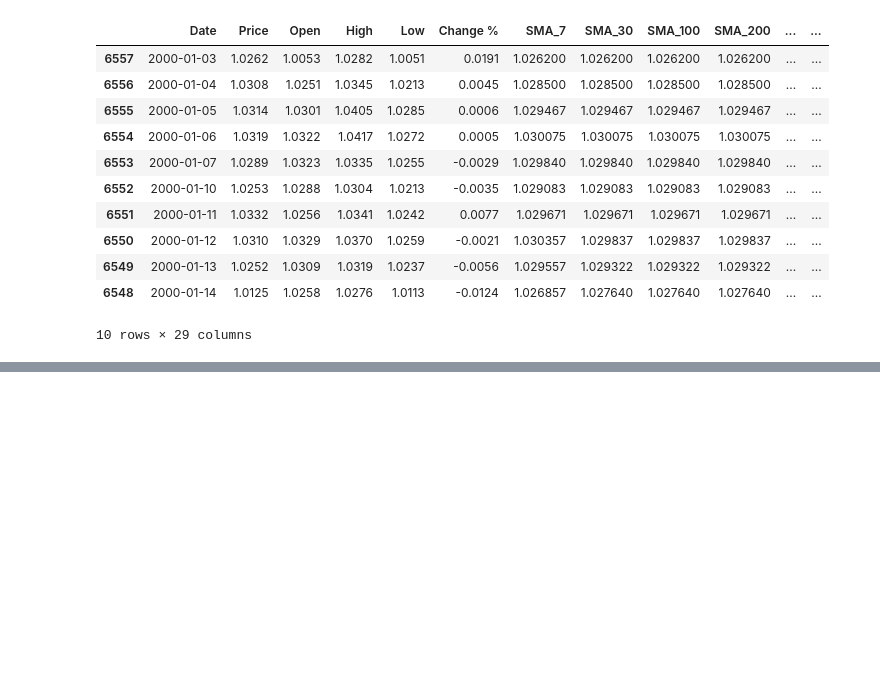
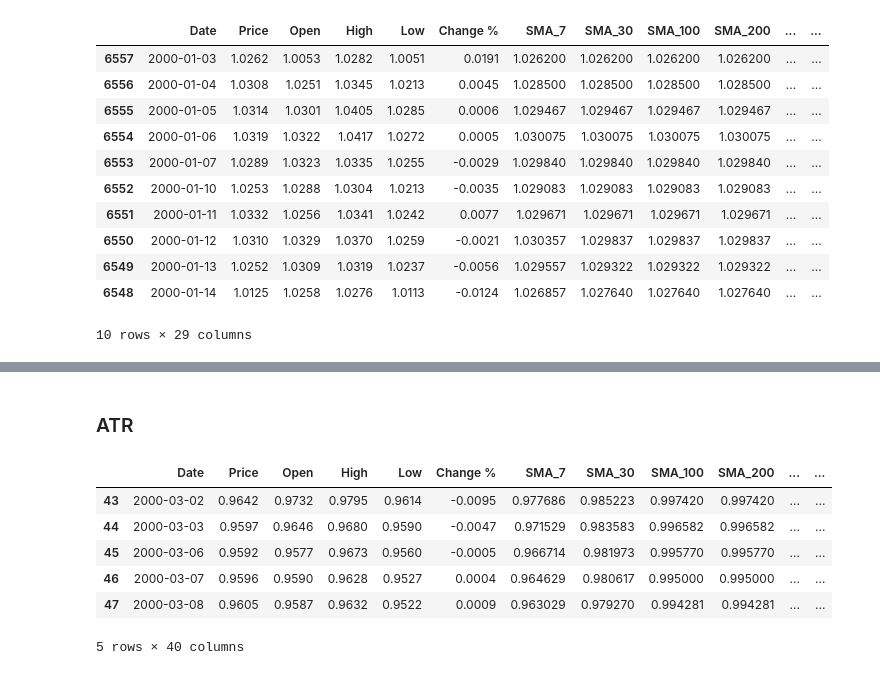
Before and after one commit to Saifansari-ai/eurousd_price_predictor, a Jupyter notebook: data_analysis.ipynb, the cells around one changed output, grey strips where cells are left out. Drawn from its saved outputs; the diff is of its cells as text; code cells hidden in the pictures; blank space fills up the shorter version.

```diff
--- a/data_analysis.ipynb
+++ b/data_analysis.ipynb
@@ -447,0 +495,29 @@ df.head(10)
+# %% [markdown]
+### ATR
+# %%
+
+# ATR Calculation
+df['High-Low'] = df['High'] - df['Low']
+df['High-Close'] = abs(df['High'] - df['Price'].shift(1))
+df['Low-Close'] = abs(df['Low'] - df['Price'].shift(1))
+
+# True Range (TR) is the max of the above three
+df['TR'] = df[['High-Low', 'High-Close', 'Low-Close']].max(axis=1)
+
+# ATR (14-day moving average of TR)
+df['ATR_14'] = df['TR'].rolling(window=14).mean()
+
+# Drop NaN values (first 14 rows will be NaN due to rolling window)
+df = df.dropna()
+
+# Save the updated dataset
+df.to_csv("EUR_USD_price_2000_2025.csv", index=False)
+df.head()
+# %% [output]
+|  | Date | Price | Open | High | Low | Change % | SMA_7 | SMA_30 | SMA_100 | SMA_200 | ... | ... |
+| 43 | 2000-03-02 | 0.9642 | 0.9732 | 0.9795 | 0.9614 | -0.0095 | 0.977686 | 0.985223 | 0.997420 | 0.997420 | ... | ... |
+| 44 | 2000-03-03 | 0.9597 | 0.9646 | 0.9680 | 0.9590 | -0.0047 | 0.971529 | 0.983583 | 0.996582 | 0.996582 | ... | ... |
+| 45 | 2000-03-06 | 0.9592 | 0.9577 | 0.9673 | 0.9560 | -0.0005 | 0.966714 | 0.981973 | 0.995770 | 0.995770 | ... | ... |
+| 46 | 2000-03-07 | 0.9596 | 0.9590 | 0.9628 | 0.9527 | 0.0004 | 0.964629 | 0.980617 | 0.995000 | 0.995000 | ... | ... |
+| 47 | 2000-03-08 | 0.9605 | 0.9587 | 0.9632 | 0.9522 | 0.0009 | 0.963029 | 0.979270 | 0.994281 | 0.994281 | ... | ... |
+5 rows × 40 columns
```
Also changed, not shown: parts of 7 cells of this notebook.
